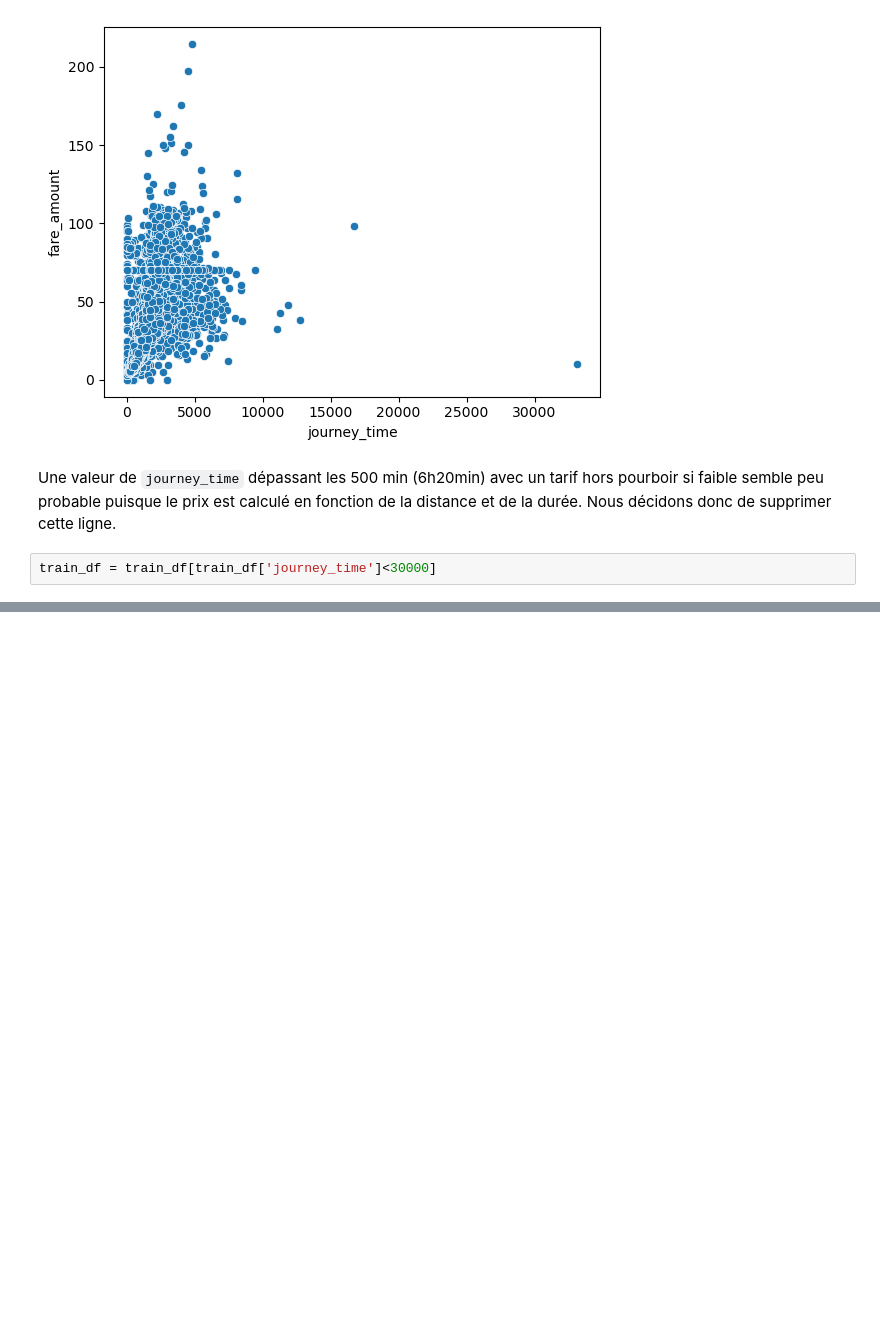
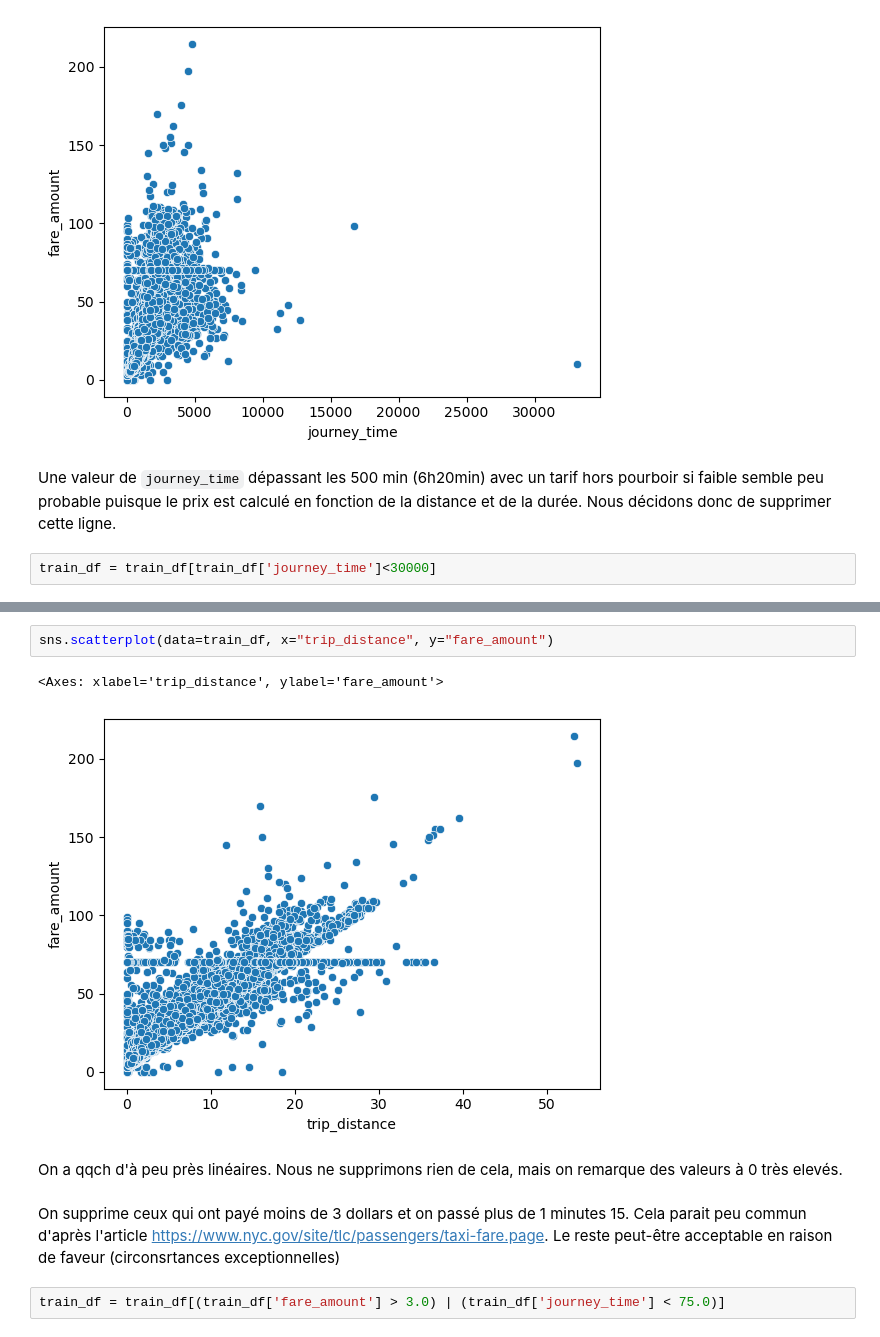
Before and after one commit to enzoben/NYC-taxis-tips, a Jupyter notebook: NYTT_data_analysis.ipynb, the cells around one changed output, grey strips where cells are left out. Drawn from its saved outputs; the diff is of its cells as text; blank space fills up the shorter version.

```diff
--- a/NYTT_data_analysis.ipynb
+++ b/NYTT_data_analysis.ipynb
@@ -459,0 +496,11 @@ train_df = train_df[train_df['journey_time']<30000]
+# %%
+sns.scatterplot(data=train_df, x="trip_distance", y="fare_amount")
+# %% [output]
+<Axes: xlabel='trip_distance', ylabel='fare_amount'>
+[figure, added]
+# %% [markdown]
+On a qqch d'à peu près linéaires. Nous ne supprimons rien de cela, mais on remarque des valeurs à 0 très elevés.
+# %% [markdown]
+On supprime ceux qui ont payé moins de 3 dollars et on passé plus de 1 minutes 15. Cela parait peu commun d'après l'article https://www.nyc.gov/site/tlc/passengers/taxi-fare.page. Le reste peut-être acceptable en raison de faveur (circonsrtances exceptionnelles)
+# %%
+train_df = train_df[(train_df['fare_amount'] > 3.0) | (train_df['journey_time'] < 75.0)]
```
Also changed, not shown: parts of 12 cells of this notebook.
